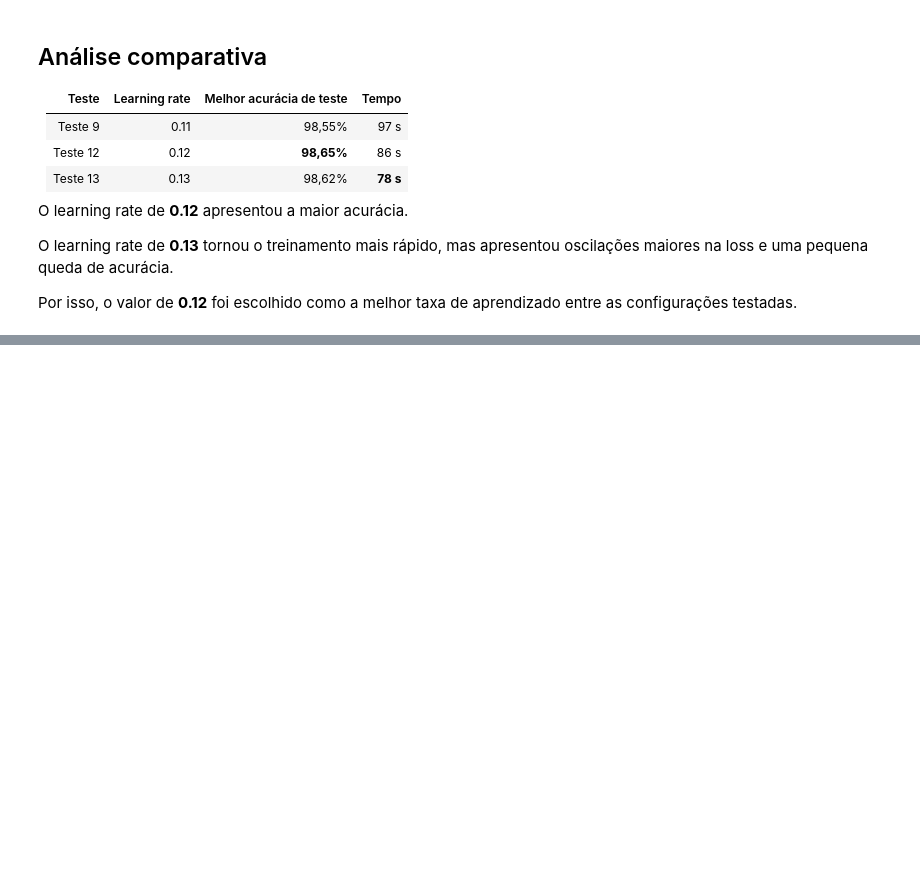
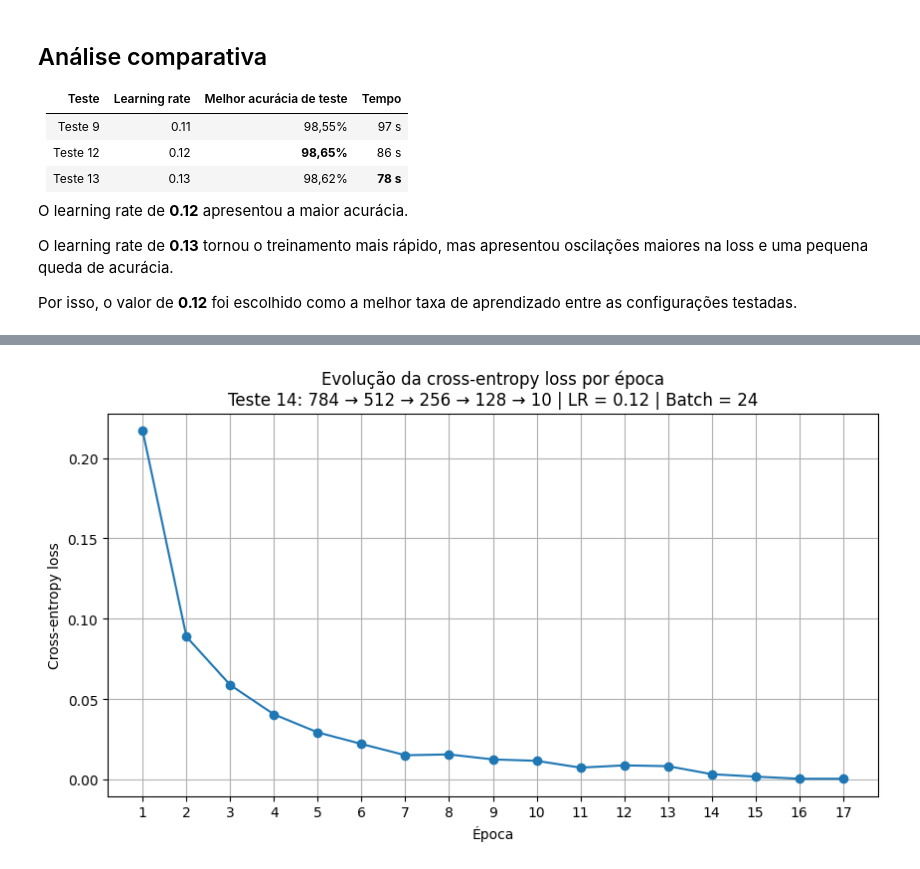
Before and after one commit to Leandro-Filho/Rede_Neural, a Jupyter notebook: notebooks/experimentos.ipynb, the cells around one changed output, grey strips where cells are left out. Drawn from its saved outputs; the diff is of its cells as text; code cells hidden in the pictures; blank space fills up the shorter version.

```diff
--- a/notebooks/experimentos.ipynb
+++ b/notebooks/experimentos.ipynb
@@ -4227,0 +4424,31 @@ aprendizado entre as configurações testadas.
+# %%
+plt.figure(figsize=(10, 5))
+
+plt.plot(
+    epocas_teste_14,
+    loss_teste_14,
+    marker="o"
+)
+
+plt.title(
+    "Evolução da cross-entropy loss por época\n"
+    "Teste 14: 784 → 512 → 256 → 128 → 10 | LR = 0.12 | Batch = 24"
+)
+
+plt.xlabel("Época")
+plt.ylabel("Cross-entropy loss")
+
+plt.xticks(
+    range(1, 18)
+)
+
+plt.grid(True)
+
+plt.savefig(
+    "../results/teste_14_loss_por_epoca.png",
+    bbox_inches="tight"
+)
+
+plt.show()
+# %% [output]
+[figure, added]
```
Also changed, not shown: parts of 7 cells of this notebook, 4 other files.
